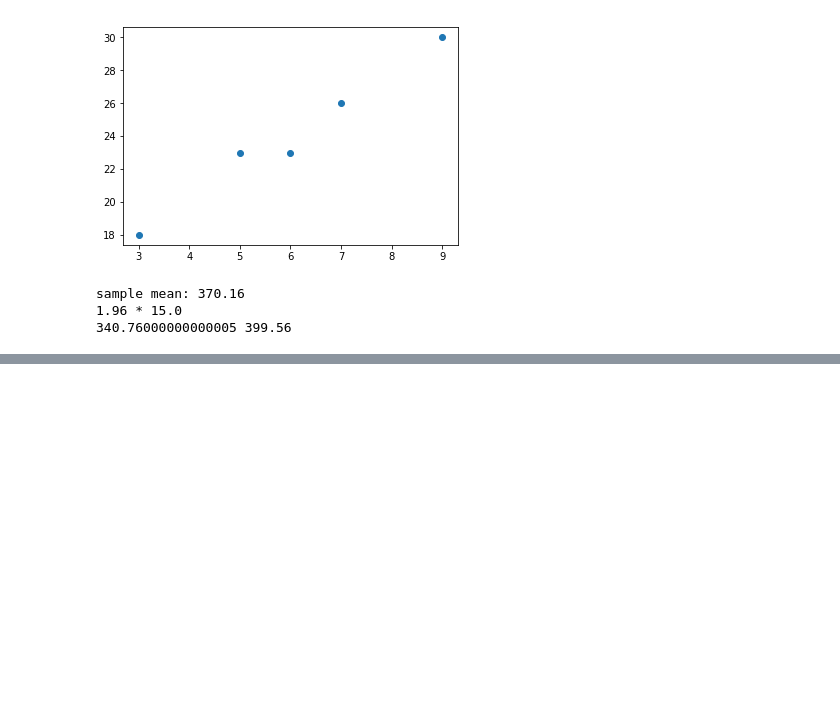
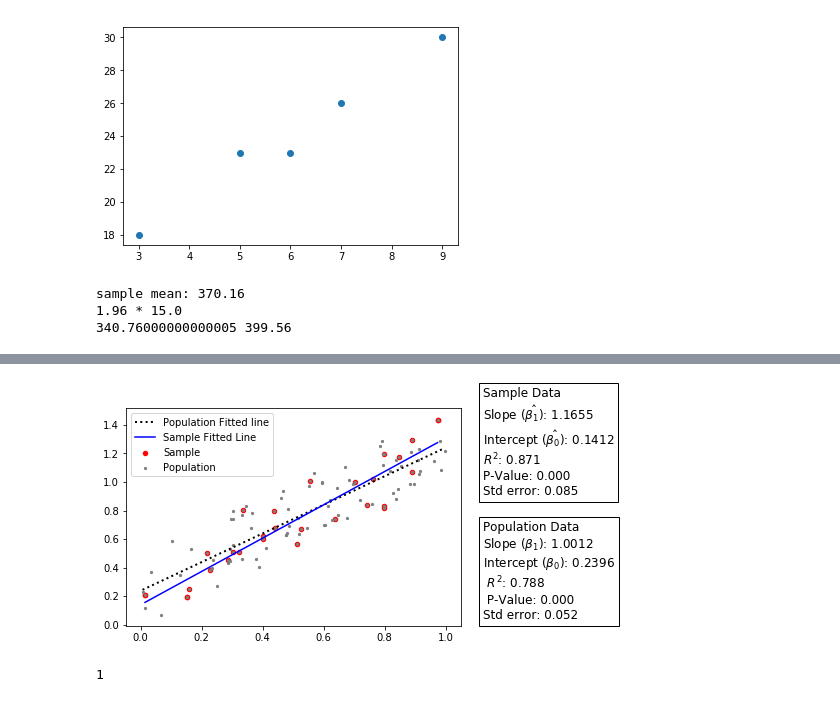
Before and after one commit to camburn/statistics, a Jupyter notebook: notebooks/Formula Implementations.ipynb, the cells around one changed output, grey strips where cells are left out. Cells and saved outputs as stored; diff of their text form; code cells hidden in the pictures; blank space fills up the shorter version.

```diff
--- a/notebooks/Formula Implementations.ipynb
+++ b/notebooks/Formula Implementations.ipynb
@@ -558,0 +607,58 @@ sample mean: 370.16
+# %%
+###### import statsmodels.api as sm
+from scipy import stats
+import random
+
+data_x = np.random.rand(100)
+data_y = data_x + np.random.rand(100)*0.5
+slope, intercept, r_value, p_value, std_err = stats.linregress(data_x, data_y)
+
+min_x = min(data_x)
+max_x = max(data_x)
+
+plt.plot([min_x, max_x], [intercept + slope * x for x in [min_x, max_x]], 'k', linestyle='dotted', linewidth=2, label='Population Fitted line')
+text = f'Population Data\nSlope ($\\beta_1$): {slope:.4f}\nIntercept ($\\beta_0$): {intercept:.4f}\n $R^2$: {r_value**2:.3f}\n P-Value: {p_value:.3f}\nStd error: {std_err:.3f}'
+plt.figtext(0.95, 0.15, text, wrap=False, horizontalalignment='center', fontsize=12,
+           bbox=dict(facecolor='white'), ha='left'
+)
+
+sample_size = 30
+
+samples = random.choices(range(len(data_x)), k=sample_size)
+x_bar = np.array([data_x[s] for s in samples])
+y_bar = np.array([data_y[s] for s in samples])
+
+slope, intercept, r_value, p_value, std_err = stats.linregress(x_bar, y_bar)
+
+min_x = min(x_bar)
+max_x = max(x_bar)
+
+plt.scatter(x_bar, y_bar, s=20, color='r', label='Sample')
+plt.scatter(data_x, data_y, s=5, color='gray', label='Population')
+#plt.plot(x_bar, intercept + slope * x_bar, 'b', label='Sample Fitted Line')
+plt.plot([min_x, max_x], [intercept + slope * x for x in [min_x, max_x]], 'b', label='Sample Fitted Line')
+plt.legend()
+text = (
+    f'Sample Data\n'
+    f'Slope ($\\hat{{\\beta_1}}$): {slope:.4f}\n'
+    f'Intercept ($\\hat{{\\beta_0}}$): {intercept:.4f}\n'
+    f'$R^2$: {r_value**2:.3f}\n'
+    f'P-Value: {p_value:.3f}\n'
+    f'Std error: {std_err:.3f}'
+)
+
+#plt.figtext(1, .0, text, wrap=True, horizontalalignment='center', fontsize=12)
+plt.figtext(
+    0.95, 0.58, text, wrap=False, horizontalalignment='center', fontsize=12,
+    bbox=dict(facecolor='white'), ha='left'
+
+)
+
+#plt.rcParams["figure.figsize"] = 10,10
+plt.show()
+# %% [output]
+[figure, added]
+# %%
+min([5,3,2,6,3,1])
+# %% [output]
+1
```
Also changed, not shown: parts of 4 cells of this notebook, 1 other file.
